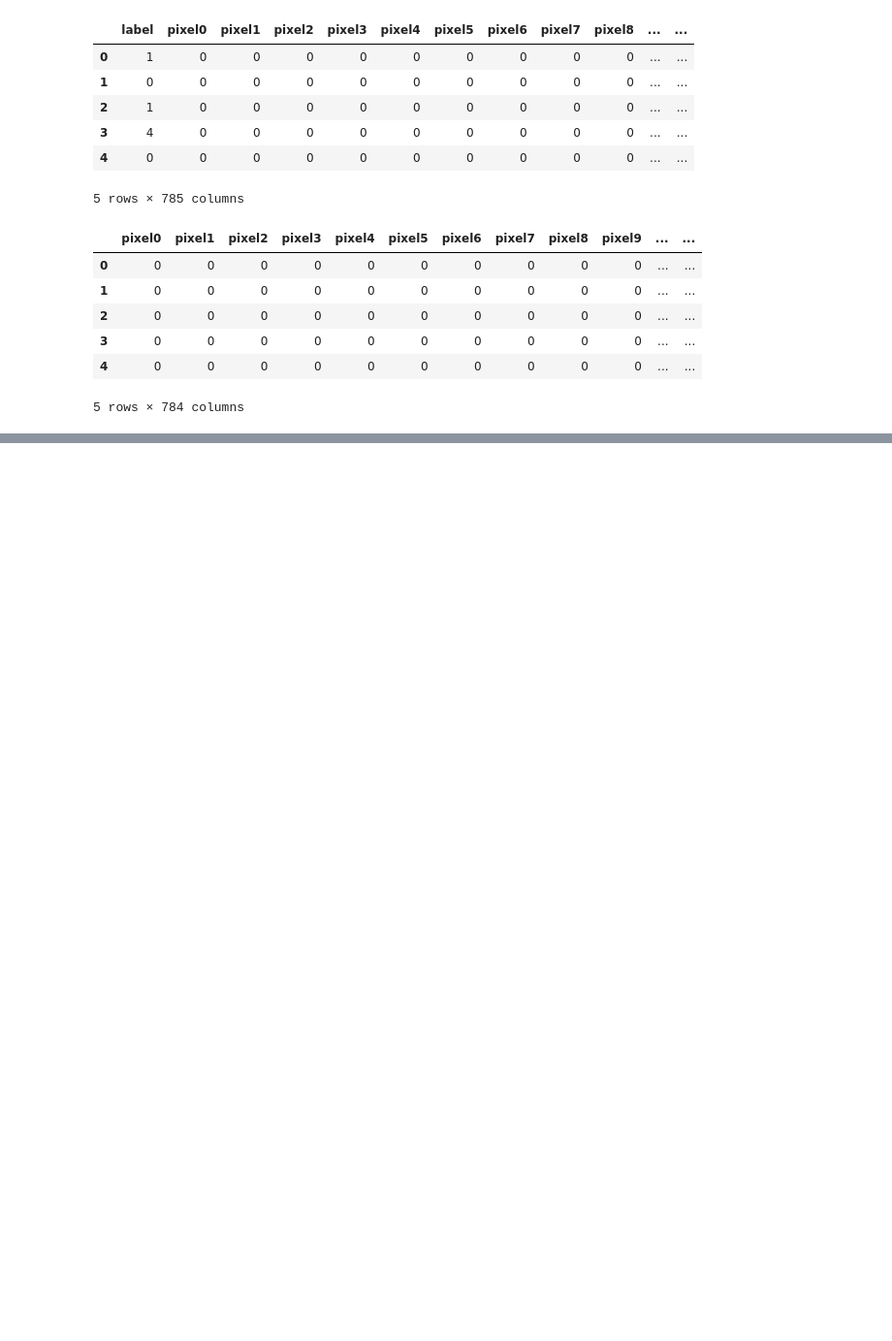
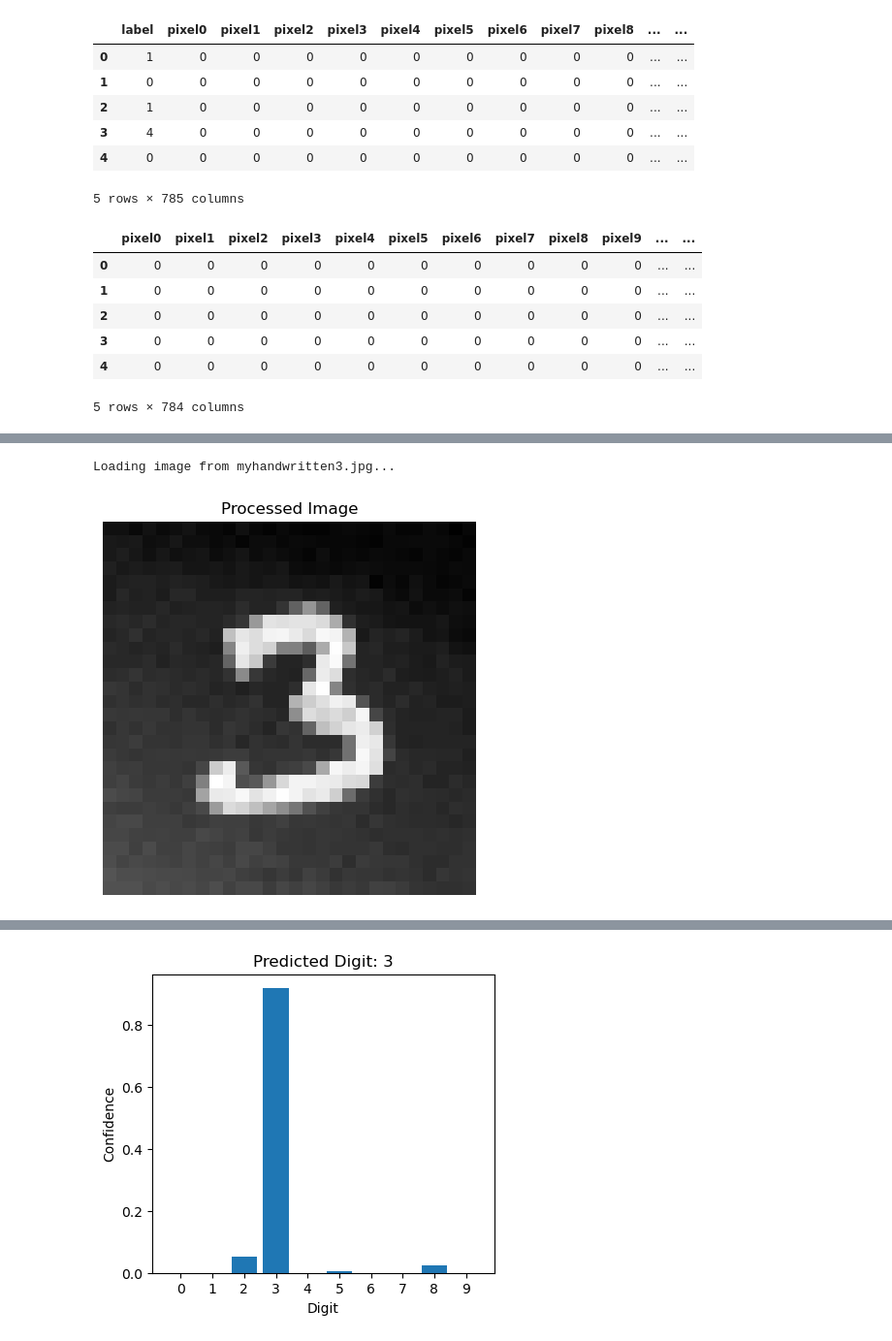
Before and after one commit to orbin123/Neural-Network_Scratch, a Jupyter notebook: NN_scratch.ipynb, the cells around one changed output, grey strips where cells are left out. Shown: that part at 97% size. Drawn from its saved outputs; the diff is of its cells as text; code cells hidden in the pictures; blank space fills up the shorter version.

```diff
--- a/NN_scratch.ipynb
+++ b/NN_scratch.ipynb
@@ -56,0 +414,72 @@ parameters = initialize_parameters(n_x, n_h, n_y)
+# %%
+from PIL import Image
+import cv2
+
+def predict_handwritten_digit(image_path, parameters):
+    # Load the image
+    print(f"Loading image from {image_path}...")
+    img = cv2.imread(image_path, cv2.IMREAD_GRAYSCALE)
+
+    # Preprocessing steps
+    # 1. Resize to 28x28 (MNIST size)
+    img = cv2.resize(img, (28, 28))
+
+    # 2. Invert if needed (MNIST has white digits on black background)
+    if np.mean(img) > 127:
+        # Image has a white background and black digit, invert it
+        img = 255 - img
+
+    # 3. Normalize pixel values to [0, 1] range
+    img_normalized = img.astype(np.float32) / 255.0
+
+    # 4. Flatten the image to match model input shape (1, 784)
+    img_vector = img_normalized.flatten().reshape(1, 784)
+
+    # Add engineered features (same as in training)
+    img_enhanced = add_features(img_vector)
+
+    # Display the processed image to verify correctness
+    plt.figure(figsize=(5, 5))
+    plt.imshow(img, cmap='gray')
+    plt.title("Processed Image")
+    plt.axis('off')
+    plt.show()
+
+    # Make prediction
+    A2, _ = forward_propagation(img_enhanced, parameters)
+    prediction = np.argmax(A2, axis=0)[0]
+
+    # Get confidence scores for all digits
+    confidence_scores = A2.T[0]
+
+    # Display the result with confidence scores
+    print(f"Prediction: {prediction}")
+    print("Confidence scores:")
+    for digit in range(10):
+        print(f"Digit {digit}: {confidence_scores[digit]*100:.2f}%")
+
+    # Show the prediction in a nice visual format
+    plt.figure(figsize=(10, 4))
+
+    # Plot the confidence scores
+    plt.subplot(1, 2, 1)
+    plt.bar(range(10), confidence_scores)
+    plt.xticks(range(10))
+    plt.xlabel('Digit')
+    plt.ylabel('Confidence')
+    plt.title(f'Predicted Digit: {prediction}')
+
+    # Highlight the top 3 predictions
+    top_indices = np.argsort(confidence_scores)[-3:][::-1]
+    print("\nTop 3 predictions:")
+    for i, idx in enumerate(top_indices):
+        print(f"{i+1}. Digit {idx}: {confidence_scores[idx]*100:.2f}%")
+
+    return prediction
+
+# Example usage - after training your model:
+image_path = 'myhandwritten3.jpg'  # Update this path to your image file
+predicted_digit = predict_handwritten_digit(image_path, parameters)
+# %% [output]
+Loading image from myhandwritten3.jpg...
+[figure, added]
@@ -56,0 +503 @@ parameters = initialize_parameters(n_x, n_h, n_y)
+[figure, added]
```
Also changed, not shown: parts of 30 cells of this notebook.
